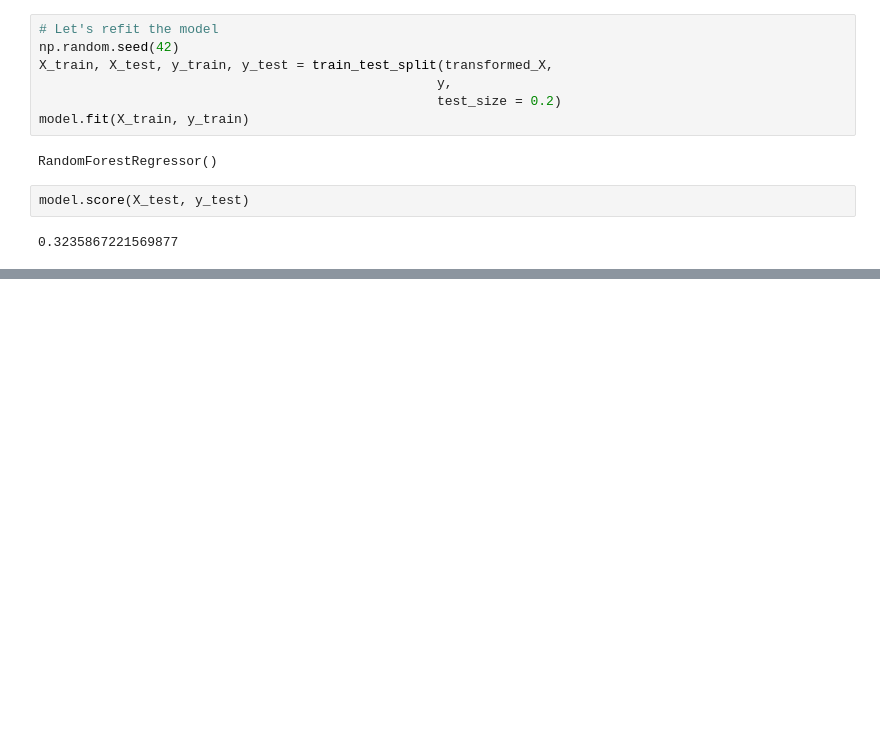
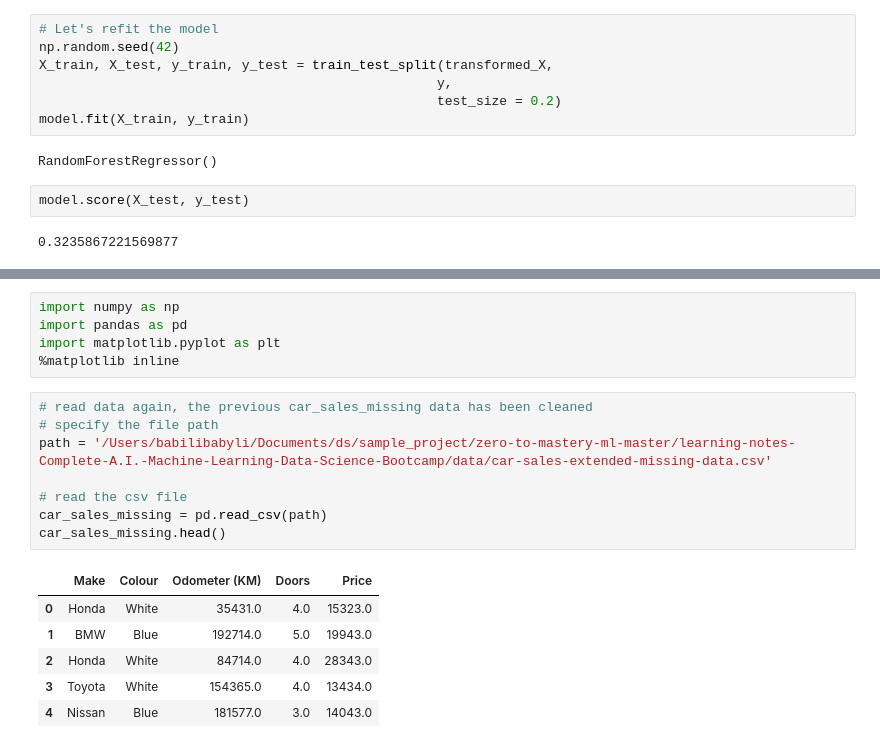
Before and after one commit to liwangcherish/learning-notes-Complete-A.I.-Machine-Learning-Data-Science-Bootcamp, a Jupyter notebook: [Notes] introduction-to-scikit-learn.ipynb, the cells around one changed output, grey strips where cells are left out. Saved outputs shown, nothing was run; the diff lists cells and outputs as text; blank space fills up the shorter version.

```diff
--- a/[Notes] introduction-to-scikit-learn.ipynb
+++ b/[Notes] introduction-to-scikit-learn.ipynb
@@ -390,0 +549,20 @@ Name: Doors, dtype: int64
+# %%
+import numpy as np
+import pandas as pd
+import matplotlib.pyplot as plt
+%matplotlib inline
+# %%
+# read data again, the previous car_sales_missing data has been cleaned
+# specify the file path
+path = '/Users/babilibabyli/Documents/ds/sample_project/zero-to-mastery-ml-master/learning-notes-Complete-A.I.-Machine-Learning-Data-Science-Bootcamp/data/car-sales-extended-missing-data.csv'
+
+# read the csv file
+car_sales_missing = pd.read_csv(path)
+car_sales_missing.head()
+# %% [output]
+|  | Make | Colour | Odometer (KM) | Doors | Price |
+| 0 | Honda | White | 35431.0 | 4.0 | 15323.0 |
+| 1 | BMW | Blue | 192714.0 | 5.0 | 19943.0 |
+| 2 | Honda | White | 84714.0 | 4.0 | 28343.0 |
+| 3 | Toyota | White | 154365.0 | 4.0 | 13434.0 |
+| 4 | Nissan | Blue | 181577.0 | 3.0 | 14043.0 |
```
Also changed, not shown: parts of 31 cells of this notebook.
